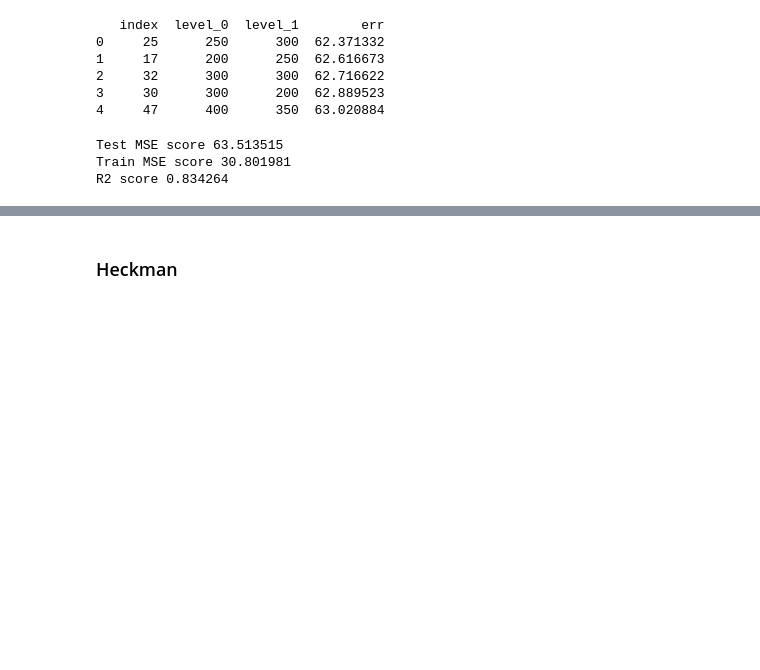
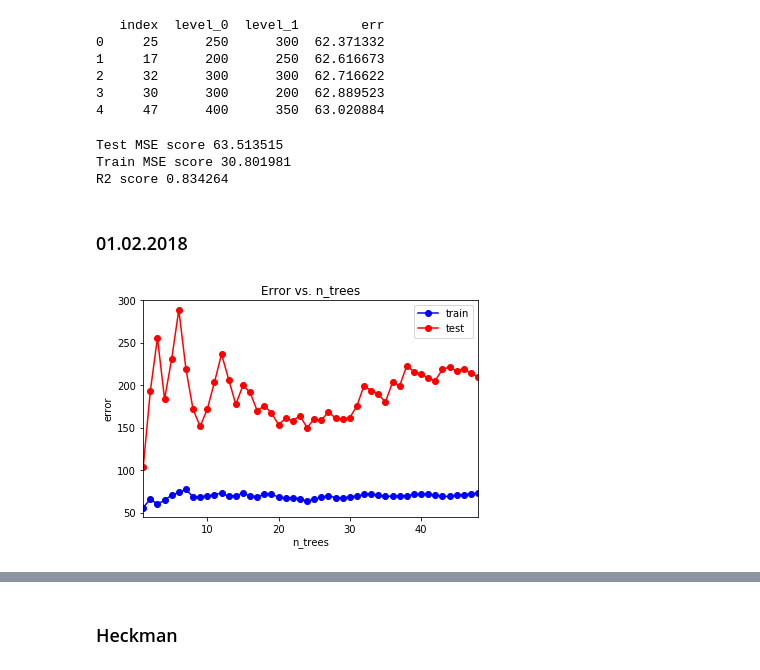
Before and after one commit to CobaltLS/MachineLearning, a Jupyter notebook: SDSJ/SDSJ2018.ipynb, the cells around one changed output, grey strips where cells are left out. Drawn from its saved outputs; the diff is of its cells as text; code cells hidden in the pictures; blank space fills up the shorter version.

```diff
--- a/SDSJ/SDSJ2018.ipynb
+++ b/SDSJ/SDSJ2018.ipynb
@@ -343,3 +343,5 @@ print('R2 score %.6f' % r_squared(y_test.values.ravel(), y_test_pred.ravel()))
 Test MSE score 63.513515
 Train MSE score 30.801981
 R2 score 0.834264
+# %% [markdown]
+### 01.02.2018
@@ -345,0 +364,44 @@ R2 score 0.834264
+# %%
+data = pd.read_csv('data/check_1_r/train.csv')
+data_test = pd.read_csv('data/check_1_r/test.csv')
+target_test = pd.read_csv('data/check_1_r/test-target.csv')
+
+target = data.pop("target")
+data.drop(["datetime_0", "line_id"], axis=1, inplace=True)
+scaler = MinMaxScaler()
+data[data.dtypes[data.dtypes == np.float64].index] = scaler.fit_transform(data[data.dtypes[data.dtypes == np.float64].index])
+data["const"] = 1
+
+data_test.drop(["datetime_0", "line_id"], axis=1, inplace=True)
+data_test[data_test.dtypes[data_test.dtypes == np.float64].index] = scaler.transform(data_test[data_test.dtypes[data_test.dtypes == np.float64].index])
+data_test["const"] = 1
+
+target_test.drop(["line_id"], axis=1, inplace=True)
+# %%
+#X_train, X_test, y_train, y_test = train_test_split(data, target, test_size=0.2, random_state=42)
+X_train = data.copy()
+y_train = target.copy()
+
+X_test = data_test.copy()
+y_test = target_test.copy()
+# %%
+n_trees_arr_rf = np.linspace(1, 48, num=48, dtype='int8')
+test_err_rf = []
+train_err_rf = []
+for n_trees in n_trees_arr_rf:
+    rf_model = RandomForestRegressor(n_estimators = n_trees, max_depth = 5, max_features = .1, random_state = 42)
+    rf_model.fit(X_train, y_train)
+    y_train_pred = rf_model.predict(X_train)
+    y_test_pred = rf_model.predict(X_test)
+    train_err_rf.append(mean_squared_error(y_train, y_train_pred))
+    test_err_rf.append(mean_squared_error(y_test, y_test_pred))
+plt.plot(n_trees_arr_rf, train_err_rf, 'b-o', label = 'train')
+plt.plot(n_trees_arr_rf, test_err_rf, 'r-o', label = 'test')
+plt.xlim([np.min(n_trees_arr_rf),np.max(n_trees_arr_rf)])
+plt.title('Error vs. n_trees')
+plt.xlabel('n_trees')
+plt.ylabel('error')
+plt.legend()
+pass
+# %% [output]
+[figure, added]
```
Also changed, not shown: parts of 4 cells of this notebook.
